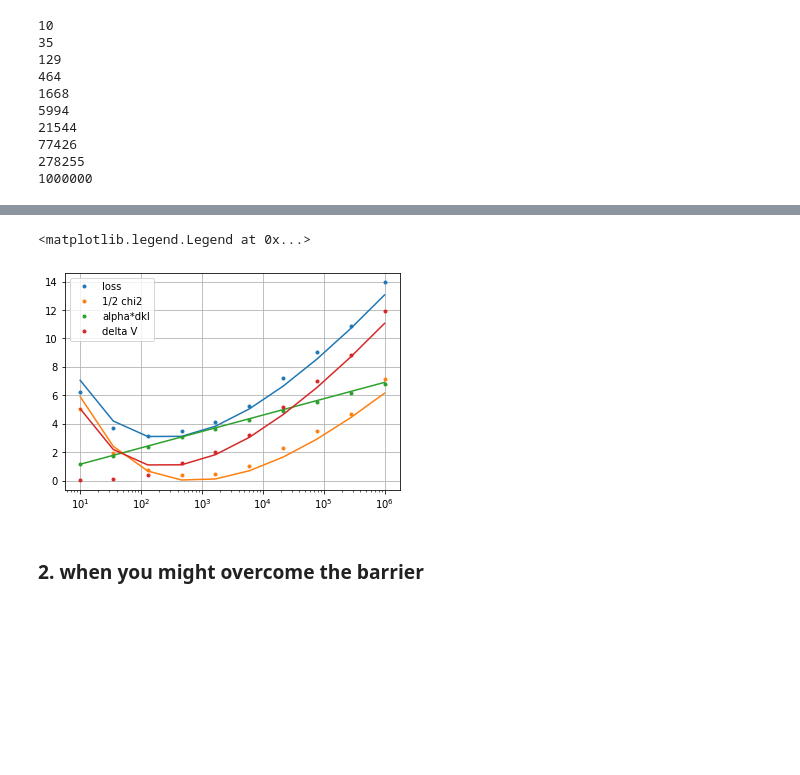
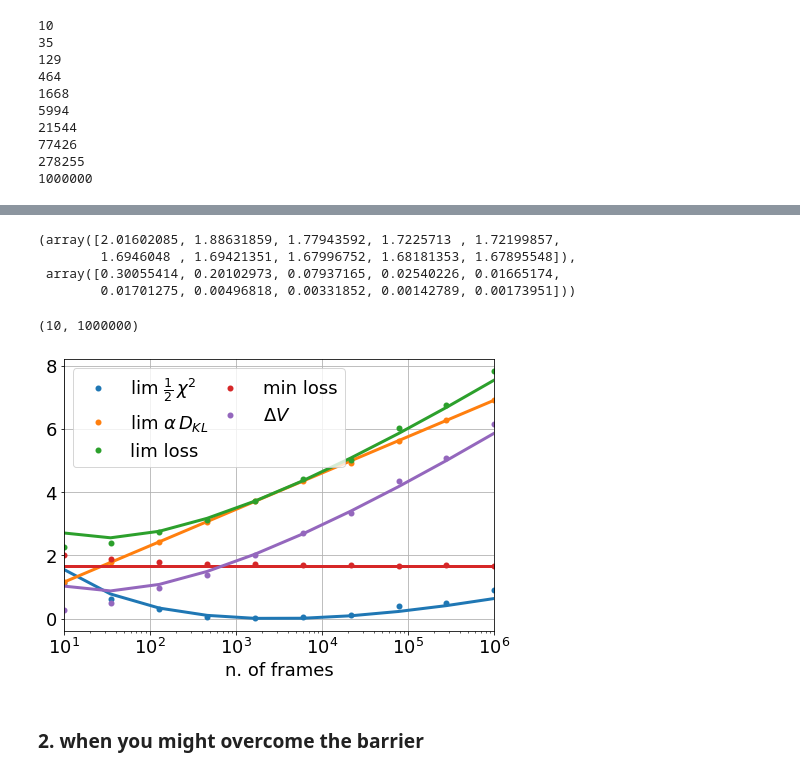
Before and after one commit to IvanGilardoni/Jeffreys_prior, a Jupyter notebook: main1c_last.ipynb, the cells around one changed output, grey strips where cells are left out. Cells and saved outputs as stored; diff of their text form; code cells hidden in the pictures; blank space fills up the shorter version.

```diff
--- a/main1c_last.ipynb
+++ b/main1c_last.ipynb
@@ -54,10 +58,10 @@ for n in ns:
 
     out1[n] = {}
 
-    for m in range(50):
-        out1[n][m] = numerical_props(n, sigma, gexp, sigma_exp, alpha)
+    for m in range(5):
+        out1[n][m] = numerical_props(n, sigma, gexp, sigma_exp, alpha, seed=m)
 
-    out2[n] = analytical_props(n, sigma, gexp, sigma_exp, alpha)
+    out2[n] = analytical_props(n, sigma, gexp, sigma_exp, alpha, True)
 # %% [output]
 10
 35
@@ -76,0 +76,14 @@ for i in range(len(out1[10])): print(out1[10][i].dV)
+# %%
+df = pandas.DataFrame(out1[ns[0]]).loc[['min_lambda', 'min_loss', 'min_avg', 'gbar', 'lim_loss', 'lim_loss_num', 'lim_chi2', 'lim_dkl', 'dV']].T
+df.insert(0, 'n_frames', ns[0])
+
+for n in ns[1:]:
+    df2 = pandas.DataFrame(out1[n]).loc[['min_lambda', 'min_loss', 'min_avg', 'gbar', 'lim_loss', 'lim_loss_num', 'lim_chi2', 'lim_dkl', 'dV']].T
+    df2.insert(0, 'n_frames', n)
+    df = pandas.concat([df, df2])
+
+df.insert(0, 'seed', df.index)
+df.index = range(df.shape[0])
+
+# df.to_csv('Results/scaling_num.txt')
+df
@@ -87,38 +137,61 @@ def compute_mean_std(out, s, j = None):
     return np.array(mean), np.array(std_mean)
+# %%
+compute_mean_std(out1, 'min_loss')
+# %% [output]
+(array([2.01602085, 1.88631859, 1.77943592, 1.7225713 , 1.72199857,
+        1.6946048 , 1.69421351, 1.67996752, 1.68181353, 1.67895548]),
+ array([0.30055414, 0.20102973, 0.07937165, 0.02540226, 0.01665174,
+        0.01701275, 0.00496818, 0.00331852, 0.00142789, 0.00173951]))
 # %%
 j = 0  # 0 or 1, depending on max/min g
 
-colors = ['tab:blue', 'tab:orange', 'tab:green', 'tab:red']  # ,'tab:purple','tab:brown','tab:pink',
+plt.rcParams.update({
+    'lines.linewidth': 3,
+    'lines.markeredgewidth': 3,
+    'font.size': 18,
+    'figure.autolayout': True})
+
+colors = ['tab:blue', 'tab:orange', 'tab:green', 'tab:red', 'tab:purple']  # ,'tab:brown','tab:pink',
           #   'tab:gray','tab:olive','tab:cyan']
 
-mean_loss, std_loss = compute_mean_std(out1, 'lim_loss_num', j)
-plt.plot(ns, mean_loss, '.', label='loss', c=colors[0])
-plt.plot(ns, flatten(out2, 'lim_loss'), c=colors[0])
+mean, std = compute_mean_std(out1, 'lim_chi2', j)
 
-mean, std = compute_mean_std(out1, 'lim_chi2', j)
-plt.plot(ns, 1/2*np.array(mean), '.', label='1/2 chi2', c=colors[1])
-plt.plot(ns, 1/2*np.array(flatten(out2, 'lim_chi2')), c=colors[1])
+plt.figure(figsize=(7, 5))
+plt.plot(ns, 1/2*np.array(mean), '.', label=r'lim $\frac{1}{2} \, \chi^2$', c=colors[0])
+plt.plot(ns, 1/2*np.array(flatten(out2, 'lim_chi2')), c=colors[0])
 
 # overestimate of the chi2 with sqrt(log(n))
 # plt.plot(ns, 1/2*((sigma*np.sqrt(2*np.log(ns)) - gexp)/sigma_exp)**2, label='1/2 chi2 est')
 
 mean, std = compute_mean_std(out1, 'lim_dkl', j)
-plt.plot(ns, alpha*np.array(mean), '.', label='alpha*dkl', c=colors[2])
-plt.plot(ns, alpha*np.array(flatten(out2, 'lim_dkl')), c=colors[2])
+plt.plot(ns, alpha*np.array(mean), '.', label=r'lim $\alpha\,D_{KL}$', c=colors[1])
+plt.plot(ns, alpha*np.array(flatten(out2, 'lim_dkl')), c=colors[1])
+
+mean_loss, std_loss = compute_mean_std(out1, 'lim_loss_num', j)
+plt.plot(ns, mean_loss, '.', label='lim loss', c=colors[2])
+plt.plot(ns, flatten(out2, 'lim_loss'), c=colors[2])
+
+mean_loss, std_loss = compute_mean_std(out1, 'min_loss')
+plt.plot(ns, mean_loss, '.', label='min loss', c=colors[3])
+plt.plot(ns, flatten(out2, 'min_loss'), c=colors[3])
 
 mean, std = compute_mean_std(out1, 'dV')
 # plt.plot(ns, out1['dV'], '.', label='delta V')
-plt.plot(ns, mean, '.', label='delta V', c=colors[3])
+plt.plot(ns, mean, '.', label='$\Delta V$', c=colors[4])
 # plt.errorbar(ns, mean - std, mean + std)
-plt.plot(ns, flatten(out2, 'dV'), c=colors[3])
+plt.plot(ns, flatten(out2, 'dV'), c=colors[4])
 
 plt.grid()
 plt.xscale('log')
+plt.xlabel('n. of frames')
 # plt.yscale('log')
-plt.legend()
+plt.legend(ncol=2, columnspacing=0.2)
+plt.xlim([ns[0], ns[-1]])
+
+# plt.savefig('Manuscript_images/ex3_scaling.pdf', format='pdf', bbox_inches='tight')
 # %% [output]
-<matplotlib.legend.Legend at 0x...>
+(10, 1000000)
-[figure, old version]
+[figure, new version]
 # %% [markdown]
 ### 2. when you might overcome the barrier
 # %% [markdown]
```
Also changed, not shown: parts of 12 cells of this notebook, 27 other files.
